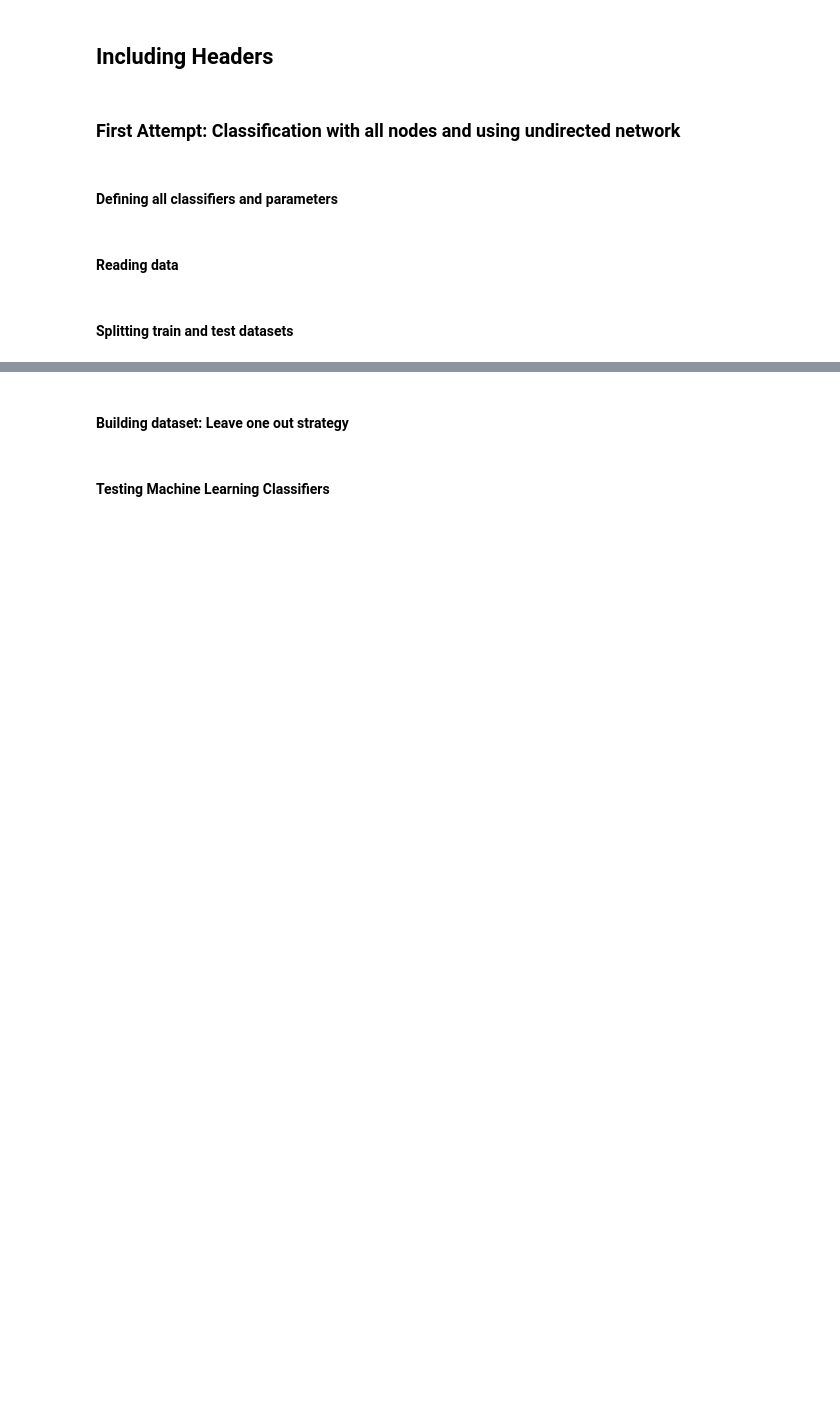
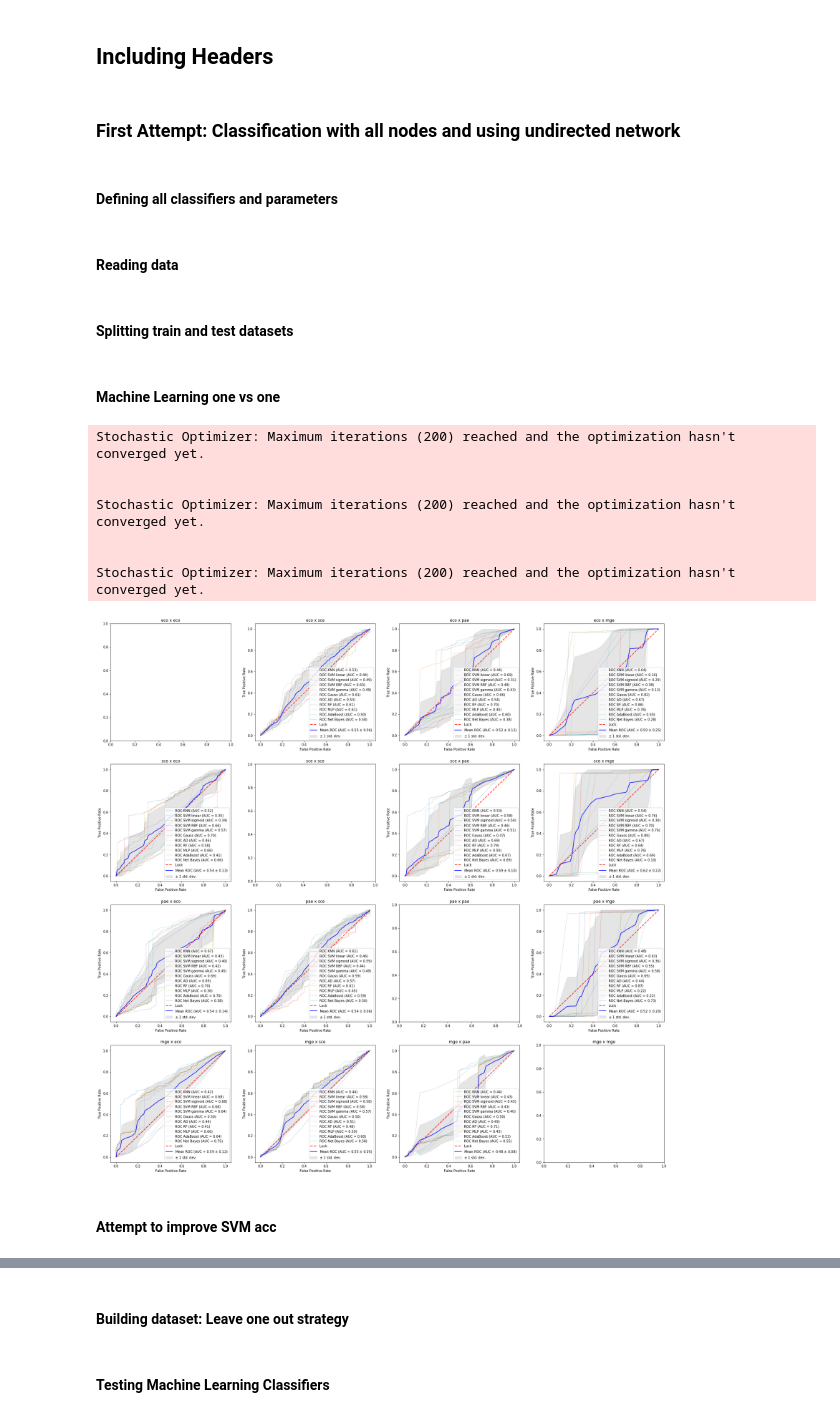
Before and after one commit to heriosousa/Projeto-Essencial, a Jupyter notebook: Machine Learning Approach.ipynb, the cells around one changed output, grey strips where cells are left out. Saved outputs shown, nothing was run; the diff lists cells and outputs as text; code cells hidden in the pictures; blank space fills up the shorter version.

```diff
--- a/Machine Learning Approach.ipynb
+++ b/Machine Learning Approach.ipynb
@@ -134,3 +129,36 @@ pae_y.replace(3,1, inplace=True)
 mge_y.replace(1,0, inplace=True)
 mge_y.replace(2,1, inplace=True)
 mge_y.replace(3,1, inplace=True)
+# %% [markdown]
+#### Machine Learning one vs one
+# %%
+fig = plt.figure(figsize=(30,30))
+pcount = 1
+row = 4
+col = 4
+for i in [(eco_x,eco_y,'eco'),(sce_x,sce_y,'sce'),(pae_x,pae_y,'pae'),(mge_x,mge_y,'mge')]:
+    for j in [(eco_x,eco_y,'eco'),(sce_x,sce_y,'sce'),(pae_x,pae_y,'pae'),(mge_x,mge_y,'mge')]:
+        if i[2]!= j[2]:
+            tprs_dall = []
+            aucs_dall = []
+            mean_fpr_dall = np.linspace(0, 1, 100)
+            a = fig.add_subplot(row, col, pcount)
+            imgshow = roc(i[0],i[1],j[0],j[1], mean_fpr_dall, aucs_dall,tprs_dall,classifiers,cls)
+            a.set_title(i[2]+" x "+j[2])
+            pcount+=1
+        else:
+            a = fig.add_subplot(row, col, pcount)
+            a.set_title(i[2]+" x "+j[2])
+            pcount+=1
+fig.savefig("all_classifiers.png")
+# %% [output]
+Stochastic Optimizer: Maximum iterations (200) reached and the optimization hasn't converged yet.
+
+
+Stochastic Optimizer: Maximum iterations (200) reached and the optimization hasn't converged yet.
+
+
+Stochastic Optimizer: Maximum iterations (200) reached and the optimization hasn't converged yet.
+[figure, added]
+# %% [markdown]
+#### Attempt to improve SVM acc
```
Also changed, not shown: parts of 11 cells of this notebook, 3 other files.
